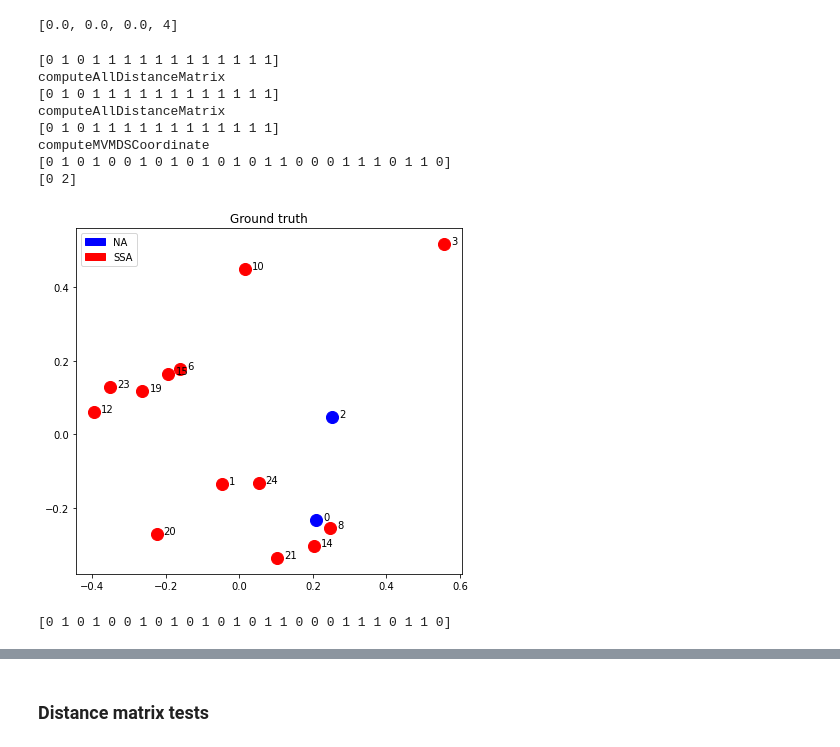
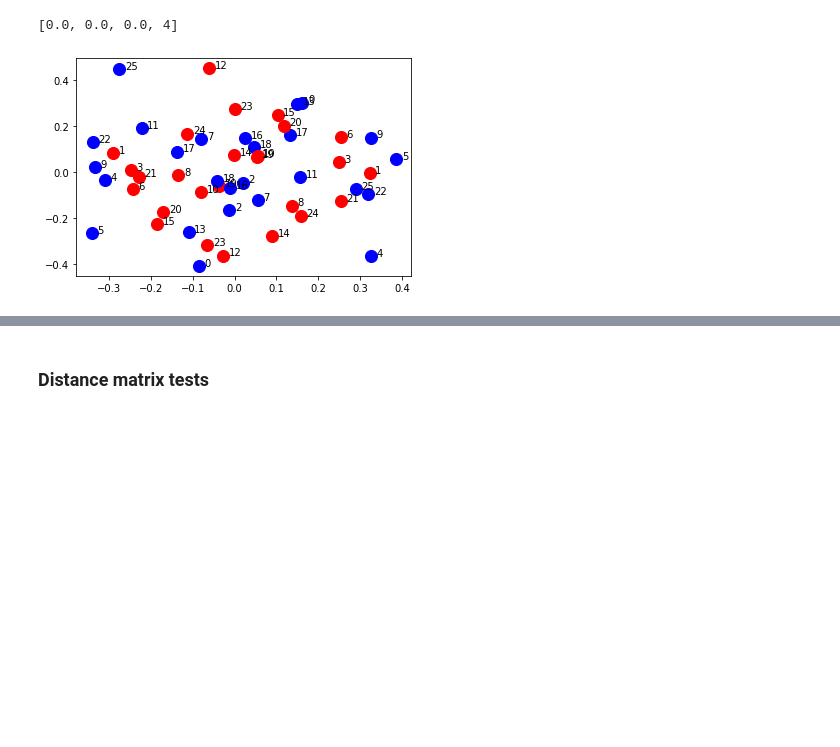
Before and after one commit to alexandremerasli/TFE, a Jupyter notebook: cluster_data.ipynb, the cells around one changed output, grey strips where cells are left out. Saved outputs shown, nothing was run; the diff lists cells and outputs as text; code cells hidden in the pictures; blank space fills up the shorter version.

```diff
--- a/cluster_data.ipynb
+++ b/cluster_data.ipynb
@@ -197,8 +230,8 @@ def computeDistanceMatrix(normalisation=1,addCoef=0,uncondensed=False,euclideanT
 
     # Convert into distance matrix
     if (euclideanTransform):
-        distance_matrix = np.sqrt(2*N*(1-matrix_norm))
-        # distance_matrix = np.sqrt((1-matrix_norm)) # Formula in Matlab and in Scikit (?) to convert
+        #distance_matrix = np.sqrt(2*N*(1-matrix_norm))
+        distance_matrix = np.sqrt((1-matrix_norm)) # Formula in Matlab and in Scikit (?) to convert
     else:
         distance_matrix = 1-matrix_norm
 
@@ -252,8 +285,9 @@ for i in range(N):
 # %%
 norm_coef = 1
 add_coef = 0
-distance_matrix = computeDistanceMatrix(1.0001,addCoef=0,keepDiag=False) # Choose between 1 and 45,
+distance_matrix = computeDistanceMatrix(15,addCoef=0,keepDiag=False) # Choose between 1 and 45,
                                             # 45 means bigger non diagonal correlations almost 1
+#distance_matrix = computeDistanceMatrix(1,addCoef=0,keepDiag=True) # Choose between 1 and 45,
 
 study_matrix_norm = 1-(distance_matrix-add_coef)
 for i in range(len(study_matrix)):
@@ -1570,53 +1574,52 @@ print(a)
 [0.0, 0.0, 0.0, 4]
 # %%
 from multiview.mvmds import mvmds
-def computeMVMDSCoordinate(dim=2,p=26,mat=['EEG','EDA','IBI','corrEEG','corrEDA','corrIBI']):
+def computeMVMDSCoordinate(dim=2,p=26,mat=['EEG','EDA','IBI','corrEEG','corrEDA','corrIBI'],norm=2):
 
     # Computing all distance matrices
     condition = trueGroups(removeOutlier)
-    distance_matrix_EEG, distance_matrix_EDA, distance_matrix_IBI, distance_matrix_corr_EEG, distance_matrix_corr_EDA, distance_matrix_corr_IBI = computeAllDistanceMatrix(condition,p,1.1,addCoef=0,keepDiag=False)
-    print("computeMVMDSCoordinate")
-    print(condition)
+    distance_matrix_EEG, distance_matrix_EDA, distance_matrix_IBI, distance_matrix_corr_EEG, distance_matrix_corr_EDA, distance_matrix_corr_IBI = computeAllDistanceMatrix(condition,p,norm,addCoef=0,keepDiag=False)
+    distance_matrix_EEG, distance_matrix_EDA, distance_matrix_IBI, distance_matrix_corr_EEG, distance_matrix_corr_EDA, distance_matrix_corr_IBI = computeAllDistanceMatrix(condition,p,norm,addCoef=0,keepDiag=False,euclideanTransform=False)
+    #distance_matrix_EEG, distance_matrix_EDA, distance_matrix_IBI, distance_matrix_corr_EEG, distance_matrix_corr_EDA, distance_matrix_corr_IBI = computeAllDistanceMatrix(condition,p,1,addCoef=0,keepDiag=True)
+
     # Choosing which matrices to include into the multiview
     multiviewMat = []
     if ('EEG' in mat):
         multiviewMat.append(distance_matrix_EEG)
     if ('EDA' in mat):
         multiviewMat.append(distance_matrix_EDA)
     if ('IBI' in mat):
         multiviewMat.append(distance_matrix_IBI)
     if ('corrEEG' in mat):
         multiviewMat.append(distance_matrix_corr_EEG)
     if ('corrEDA' in mat):
         multiviewMat.append(distance_matrix_corr_EDA)
     if ('corrIBI' in mat):
         multiviewMat.append(distance_matrix_corr_IBI)
 
     # Computing multiview mapping
     points = mvmds(multiviewMat,len(mat)*[True],dim)
     return points
 
-points = computeMVMDSCoordinate(2,15+0*nbParticipants,mat=['EEG','IBI','EDA','corrEEG'])
-plotPoints(points,subjects=subjects,subjectsWithoutShift=subjectsWithoutShift)
+for norm in np.linspace(1,45,2):
+    #plt.figure()
+    points = computeMVMDSCoordinate(2,nbParticipants,mat=['EEG','IBI','EDA'],norm = norm+0.1)
+
+    condition = trueGroups(removeOutlier)
+    condition = condition[subjectsWithoutShift]
+    subjects=np.arange(len(condition))
+    NA = np.where(condition[subjects]==0)[0]
+    SSA = np.where(condition[subjects]==1)[0]
+
+    for i in range(len(points)):
+        plt.annotate(subjectsWithoutShift[i],(points[i,0],points[i,1]),xytext=(points[i,0]+(np.max(points[:,0])-np.min(points[:,0]))/50,points[i,1]))
+
+    plt.scatter(points[NA,0],points[NA,1],color='blue',s=145,label='NA')
+    plt.scatter(points[SSA,0],points[SSA,1],color='red',s=145,label='SSA')
+
+    #plt.title(str(norm+0.1))
 # %% [output]
-[0 1 0 1 1 1 1 1 1 1 1 1 1 1 1]
-computeAllDistanceMatrix
-[0 1 0 1 1 1 1 1 1 1 1 1 1 1 1]
-computeAllDistanceMatrix
-[0 1 0 1 1 1 1 1 1 1 1 1 1 1 1]
-computeMVMDSCoordinate
-[0 1 0 1 0 0 1 0 1 0 1 0 1 0 1 1 0 0 0 1 1 1 0 1 1 0]
-[0 2]
-[figure, old version]
+[figure, new version]
-# %%
-#condition = np.genfromtxt(os.path.join('condition.csv'),delimiter=',')
-#condition = np.array(condition,dtype='int') # Convert into array
-
-
-#subjects = np.arange(N)
-print(condition)
-# %% [output]
-[0 1 0 1 0 0 1 0 1 0 1 0 1 0 1 1 0 0 0 1 1 1 0 1 1 0]
 # %%
 from sklearn.cluster import KMeans
 
```
Also changed, not shown: parts of 74 cells of this notebook.
